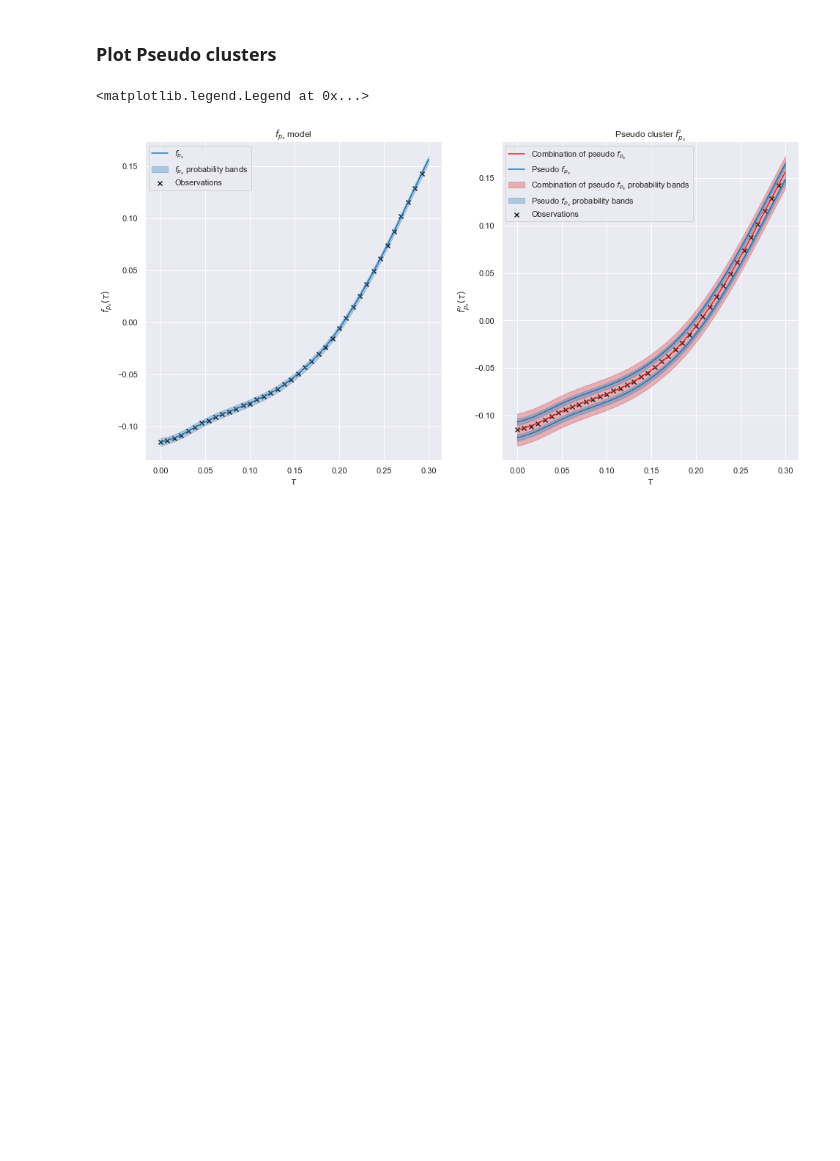
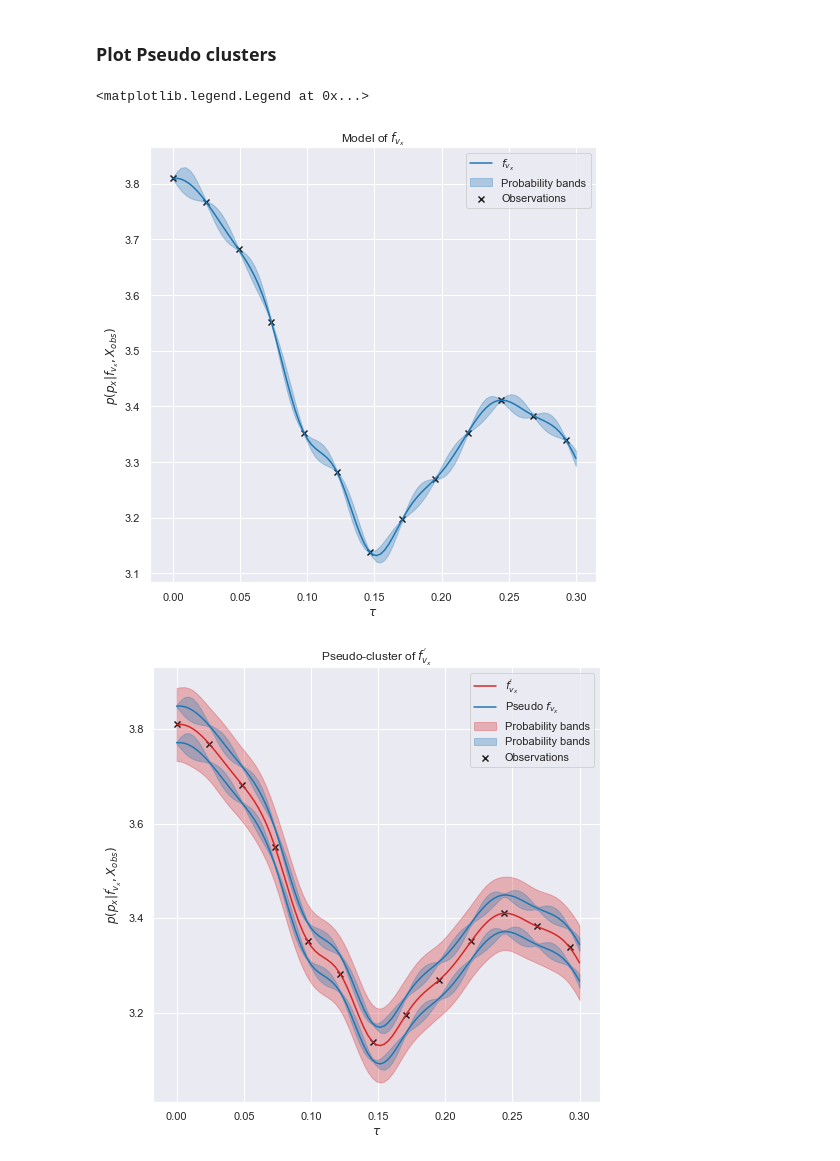
Before and after one commit to SebastianCallh/master-thesis, a Jupyter notebook: model/plotting.ipynb, the cells around one changed output. Saved outputs shown, nothing was run; the diff lists cells and outputs as text; code cells hidden in the pictures; blank space fills up the shorter version.

Commit message:
add progress on report and plotting

```diff
--- a/model/plotting.ipynb
+++ b/model/plotting.ipynb
@@ -471,7 +450,8 @@ from itertools import repeat
 from IPython.display import display, clear_output
 from pandas import DataFrame
 
-from model.pre_process import pre_process, normaliser_for_seg
+from model.pre_process import pre_process
+from model.segment_normaliser import normaliser_for_seg
 
 %load_ext autoreload
 %autoreload 2
@@ -481,7 +461,7 @@ np.random.seed(1)
 trajs_pickle_path = '../data/train3.pkl'
 data = pd.read_pickle(trajs_pickle_path)
 n_trajs = list(data.traj.unique())
-n_trajs_to_use = 100 #len(n_trajs)
+n_trajs_to_use = 200 #len(n_trajs)
 trajs_to_use = frozenset(np.random.choice(n_trajs, size=n_trajs_to_use, replace=False))
 trajs = data[data.traj.transform(lambda j: j in trajs_to_use)]
 train_traj_ids = trajs.traj.unique()
@@ -505,6 +485,13 @@ def in_sample_seg_loader(seg_n, traj_n, seg_size=1):
         seg_normalisers[seg_n],
         seg_size
     )
+
+def from_km(km):
+    return km*1000
+
+def from_km_h(km_h):
+    """To m/s"""
+    return km_h/3.6
 # %% [markdown]
 ## Learn a model
 # %%
@@ -602,29 +567,30 @@ Optimization restart 3/3, f = 166.18173625270464
 # %%
 from model.trajectory_model import plot_with_combination
 from model.plotting import plot_grid, plot_data, default_color
 from model.function_model import plot_posterior
 
-_, axs = plot_grid(1, 2)
-ax0 = axs[0]
-ax1 = axs[1]
+_, ax0 = plot_grid(1, 1)
+_, ax1 = plot_grid(1, 1)
 tau_limit = 0.3
 seg_to_plot = seg[seg.tau <= tau_limit]
 tau_grid = np.linspace(0, tau_limit, 100)
 
-mu, var = m.f_p_y.model.predict(tau_grid.reshape(-1, 1))
-plot_posterior(ax0, tau_grid, mu, np.sqrt(var), r'$f_{p_x}$', default_color(0))
-plot_data(ax0, seg_to_plot.tau, seg_to_plot.y)
-ax0.set_title(r'$f_{p_x}$ model')
-ax0.set_ylabel(r'$f_{p_x}(\tau)$')
+mu, var = m.f_v_x.model.predict(tau_grid.reshape(-1, 1))
+scale = lambda x: normaliser.unnormalise_dx(x)/3.6
+plot_posterior(ax0, tau_grid, scale(mu), np.sqrt(var), r'$f_{v_x}$', default_color(0))
+plot_data(ax0, seg_to_plot.tau, scale(seg_to_plot.dx))
+ax0.set_title(r'Model of $f_{v_x}$')
+ax0.set_ylabel(r"$p(p_x | f_{v_x}, X_{obs})$")
 ax0.set_xlabel(r'$\tau$')
 ax0.legend()
 
-plot_with_combination(ax1, tau_grid, m.f_p_y_1, m.f_p_y_2)
-plot_data(ax1, seg_to_plot.tau, seg_to_plot.y)
-ax1.set_title(r"Pseudo cluster $f_{p_x}'$")
-ax1.set_ylabel(r"$f_{p_x}''(\tau)$")
+plot_with_combination(ax1, tau_grid, m.f_v_x_1, m.f_v_x_2, "v_x", scale)
+plot_data(ax1, seg_to_plot.tau, scale(seg_to_plot.dx))
+ax1.set_title(r"Pseudo-cluster of $f^{'}_{v_x}$")
+ax1.set_ylabel(r"$p(p_x | f^{'}_{v_x}, X_{obs})$")
 ax1.set_xlabel(r'$\tau$')
 ax1.legend()
 # %% [output]
 <matplotlib.legend.Legend at 0x...>
-[figure, old version]
+[figure, new version]
+[figure, added]
```
Also changed, not shown: parts of 4 cells of this notebook, 25 other files.
